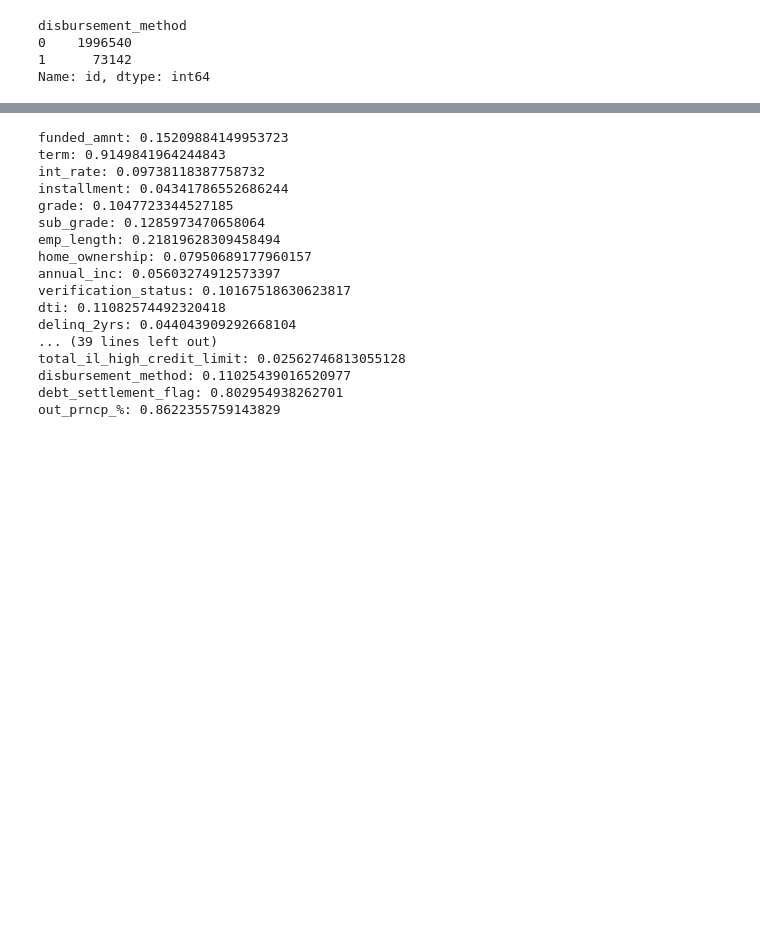
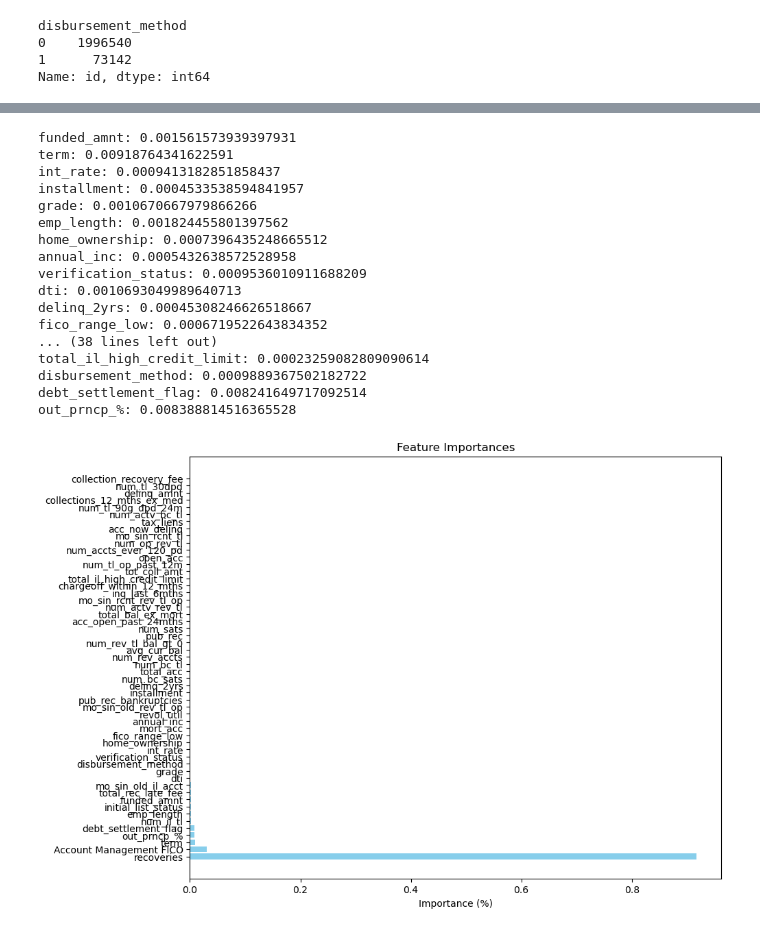
Before and after one commit to vdasari2/Loan-Default-Prediction-, a Jupyter notebook: LendingClub.ipynb, the cells around one changed output, grey strips where cells are left out. Drawn from its saved outputs; the diff is of its cells as text; code cells hidden in the pictures; blank space fills up the shorter version.

```diff
--- a/LendingClub.ipynb
+++ b/LendingClub.ipynb
@@ -987,0 +987,13 @@ data_numerical = data_numerical.drop(['percent_bc_gt_75','pct_tl_nvr_dlq','num_t
+# %%
+def correlation(dataset, threshold):
+    col_corr = set()  # Set of all the names of correlated columns
+    corr_matrix = dataset.corr()
+    for i in range(len(corr_matrix.columns)):
+        for j in range(i):
+            if abs(corr_matrix.iloc[i, j]) > threshold: # we are interested in absolute coeff value
+                colname = corr_matrix.columns[i]  # getting the name of column
+                col_corr.add(colname)
+    return col_corr
+
+corr_features = correlation(data_numerical, 0.7)
+len(set(corr_features))
@@ -987,0 +1022,2 @@ data_numerical = data_numerical.drop(['percent_bc_gt_75','pct_tl_nvr_dlq','num_t
+# %%
+data_numerical_v1 = data_numerical
@@ -987,0 +1028,4 @@ data_numerical = data_numerical.drop(['percent_bc_gt_75','pct_tl_nvr_dlq','num_t
+# %%
+for i in range(0,len(corr_features)):
+    x = list(corr_features)[i]
+    data_numerical_v1 = data_numerical_v1.drop(x,axis=1)
@@ -992,9 +1145,9 @@ from sklearn.model_selection import train_test_split
 
 # Assuming df is your DataFrame
 # Split the data into features (X) and target variable (y)
-X = data_numerical.drop('loan_status',axis=1) # Features
+X = data_numerical_v1.drop('loan_status',axis=1) # Features
 column_to_exclude = 'loan_status'
-y = data_numerical[[col for col in data_numerical.columns if col == column_to_exclude]]  # Target variable
+y = data_numerical_v1[[col for col in data_numerical.columns if col == column_to_exclude]]  # Target variable
 
 # Split the data into training and testing sets
 X_train, X_test, y_train, y_test = train_test_split(X, y, test_size=0.2, random_state=42)
@@ -1008,22 +1161,37 @@ feature_importances_xgb = model_xgb.feature_importances_
 
 # Display or use the feature importances
 for feature, importance in zip(X_train.columns, feature_importances_xgb):
-    print(f"{feature}: {importance*100}")
+    print(f"{feature}: {importance}")
 # %% [output]
-funded_amnt: 0.15209884149953723
-term: 0.9149841964244843
-int_rate: 0.09738118387758732
-installment: 0.04341786552686244
-grade: 0.1047723344527185
-sub_grade: 0.1285973470658064
-emp_length: 0.21819628309458494
-home_ownership: 0.07950689177960157
-annual_inc: 0.05603274912573397
-verification_status: 0.10167518630623817
-dti: 0.11082574492320418
-delinq_2yrs: 0.044043909292668104
-... (39 lines left out)
-total_il_high_credit_limit: 0.02562746813055128
-disbursement_method: 0.11025439016520977
-debt_settlement_flag: 0.802954938262701
-out_prncp_%: 0.8622355759143829
+funded_amnt: 0.001561573939397931
+term: 0.00918764341622591
+int_rate: 0.0009413182851858437
+installment: 0.0004533538594841957
+grade: 0.0010670667979866266
+emp_length: 0.001824455801397562
+home_ownership: 0.0007396435248665512
+annual_inc: 0.0005432638572528958
+verification_status: 0.0009536010911688209
+dti: 0.0010693049989640713
+delinq_2yrs: 0.00045308246626518667
+fico_range_low: 0.0006719522643834352
+... (38 lines left out)
+total_il_high_credit_limit: 0.00023259082809090614
+disbursement_method: 0.0009889367502182722
+debt_settlement_flag: 0.008241649717092514
+out_prncp_%: 0.008388814516365528
+# %%
+import matplotlib.pyplot as plt
+
+# Sort feature importances by importance value
+sorted_importances = sorted(zip(feature_importances_xgb, X_train.columns), reverse=True)
+importances = [imp for imp, feat in sorted_importances]
+features = [feat for imp, feat in sorted_importances]
+
+plt.figure(figsize=(10, 8))
+plt.barh(features, importances, color='skyblue')
+plt.xlabel('Importance (%)')
+plt.title('Feature Importances')
+plt.show()
+# %% [output]
+[figure, added]
```
Also changed, not shown: parts of 58 cells of this notebook.
